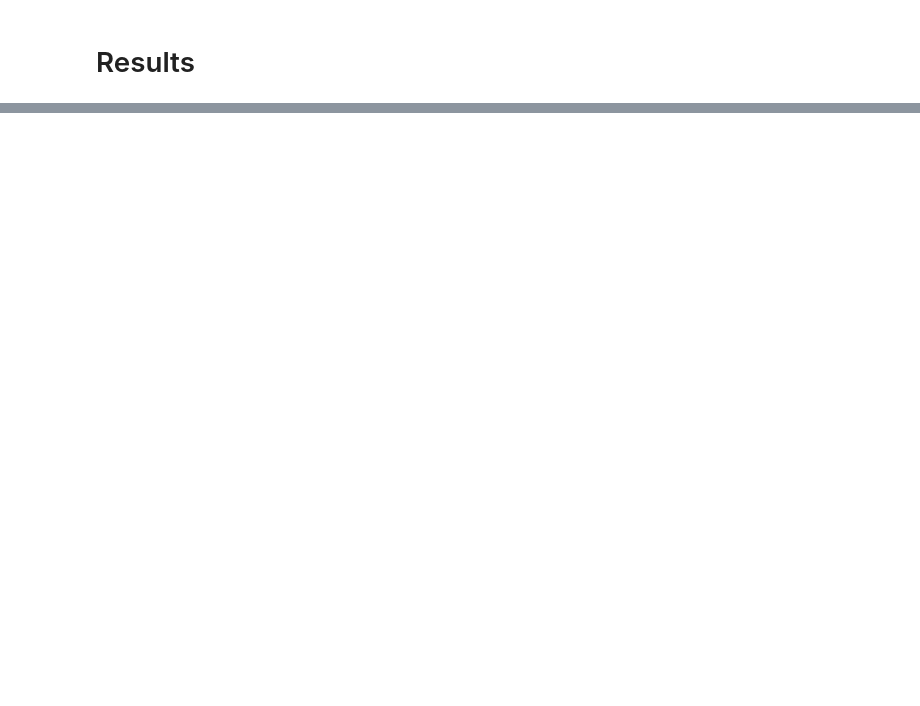
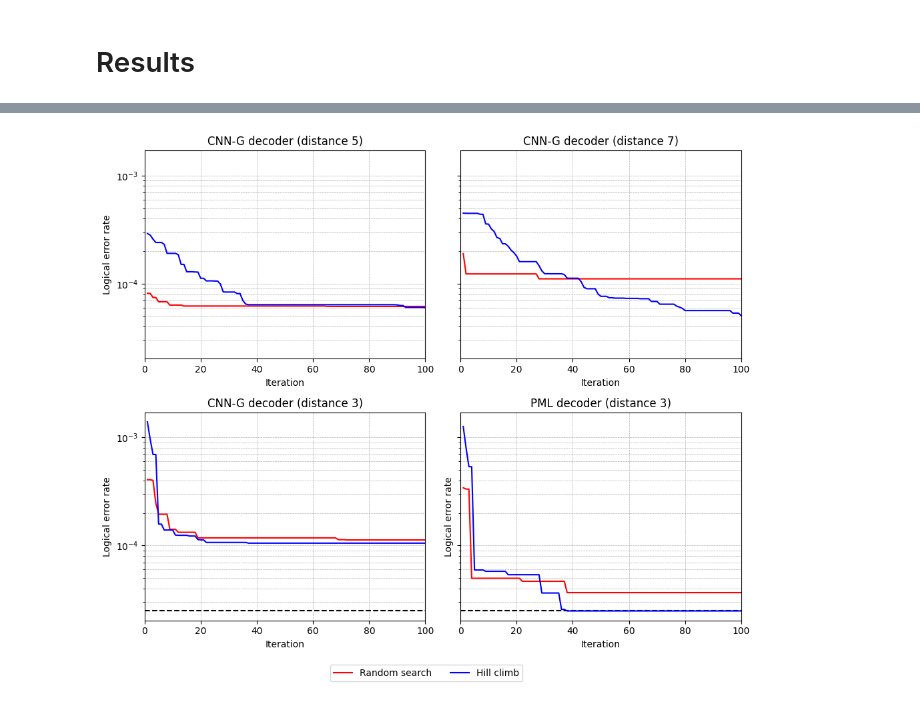
Before and after one commit to JuliusRye/QEC, a Jupyter notebook: Modules/non_ml_methods.ipynb, the cells around one changed output, grey strips where cells are left out. Saved outputs shown, nothing was run; the diff lists cells and outputs as text; code cells hidden in the pictures; blank space fills up the shorter version.

Commit message:
Got the results for the non-ML methds

```diff
--- a/Modules/non_ml_methods.ipynb
+++ b/Modules/non_ml_methods.ipynb
@@ -472,0 +603,57 @@ The PostScript backend does not support transparency; partially transparent arti
+# %%
+# Plot
+fig, axs = plt.subplots(2, 2, figsize=(10, 8), sharey=True)
+
+# CNN-G decoder, distance 5
+axs[0, 0].plot(jnp.arange(R_history_cnng_5.shape[0]) + 1, R_history_cnng_5, linestyle='-', color='r', label='Random search')
+axs[0, 0].plot(jnp.arange(HC_history_cnng_5.shape[0]) + 1, HC_history_cnng_5, linestyle='-', color='b', label='Hill climb')
+axs[0, 0].set_xlabel('Iteration')
+axs[0, 0].set_ylabel('Logical error rate')
+axs[0, 0].set_title('CNN-G decoder (distance 5)')
+axs[0, 0].set_yscale('log')
+axs[0, 0].grid(True, which="both", linestyle='--', linewidth=0.5)
+axs[0, 0].set_xlim(0, 100)
+
+# CNN-G decoder, distance 7
+axs[0, 1].plot(jnp.arange(R_history_cnng_7.shape[0]) + 1, R_history_cnng_7, linestyle='-', color='r', label='Random search')
+axs[0, 1].plot(jnp.arange(HC_history_cnng_7.shape[0]) + 1, HC_history_cnng_7, linestyle='-', color='b', label='Hill climb')
+axs[0, 1].set_xlabel('Iteration')
+axs[0, 1].set_title('CNN-G decoder (distance 7)')
+axs[0, 1].set_yscale('log')
+axs[0, 1].grid(True, which="both", linestyle='--', linewidth=0.5)
+axs[0, 1].set_xlim(0, 100)
+
+# CNN-G decoder, distance 3
+axs[1, 0].axhline(y=2.5E-5, color='k', linestyle='--', label='Optimal')
+axs[1, 0].plot(jnp.arange(R_history_cnng_3.shape[0]) + 1, R_history_cnng_3, linestyle='-', color='r', label='Random search')
+axs[1, 0].plot(jnp.arange(HC_history_cnng_3.shape[0]) + 1, HC_history_cnng_3, linestyle='-', color='b', label='Hill climb')
+axs[1, 0].set_xlabel('Iteration')
+axs[1, 0].set_ylabel('Logical error rate')
+axs[1, 0].set_title('CNN-G decoder (distance 3)')
+axs[1, 0].set_yscale('log')
+axs[1, 0].grid(True, which="both", linestyle='--', linewidth=0.5)
+axs[1, 0].set_xlim(0, 100)
+
+# PML decoder, distance 3
+axs[1, 1].axhline(y=2.5E-5, color='k', linestyle='--', label='Optimal')
+axs[1, 1].plot(jnp.arange(R_history_pml_3.shape[0]) + 1, R_history_pml_3, linestyle='-', color='r', label='Random search')
+axs[1, 1].plot(jnp.arange(HC_history_pml_3.shape[0]) + 1, HC_history_pml_3, linestyle='-', color='b', label='Hill climb')
+axs[1, 1].set_xlabel('Iteration')
+axs[1, 1].set_ylabel('Logical error rate')
+axs[1, 1].set_title('PML decoder (distance 3)')
+axs[1, 1].set_yscale('log')
+axs[1, 1].grid(True, which="both", linestyle='--', linewidth=0.5)
+axs[1, 1].set_xlim(0, 100)
+
+# Add a common legend below the subplots
+handles, labels = axs[0, 0].get_legend_handles_labels()
+fig.legend(handles, labels, loc='lower center', ncol=3, bbox_to_anchor=(0.5, -0.05))
+
+plt.tight_layout()
+# plt.savefig("figs/remaining_results.eps", dpi=300, bbox_inches='tight')
+# plt.savefig("figs/remaining_results.pdf", dpi=300, bbox_inches='tight')
+# plt.savefig("figs/remaining_results.png", dpi=300, bbox_inches='tight')
+
+plt.show()
+# %% [output]
+[figure, added]
```
Also changed, not shown: parts of 10 cells of this notebook, 5 other files.
